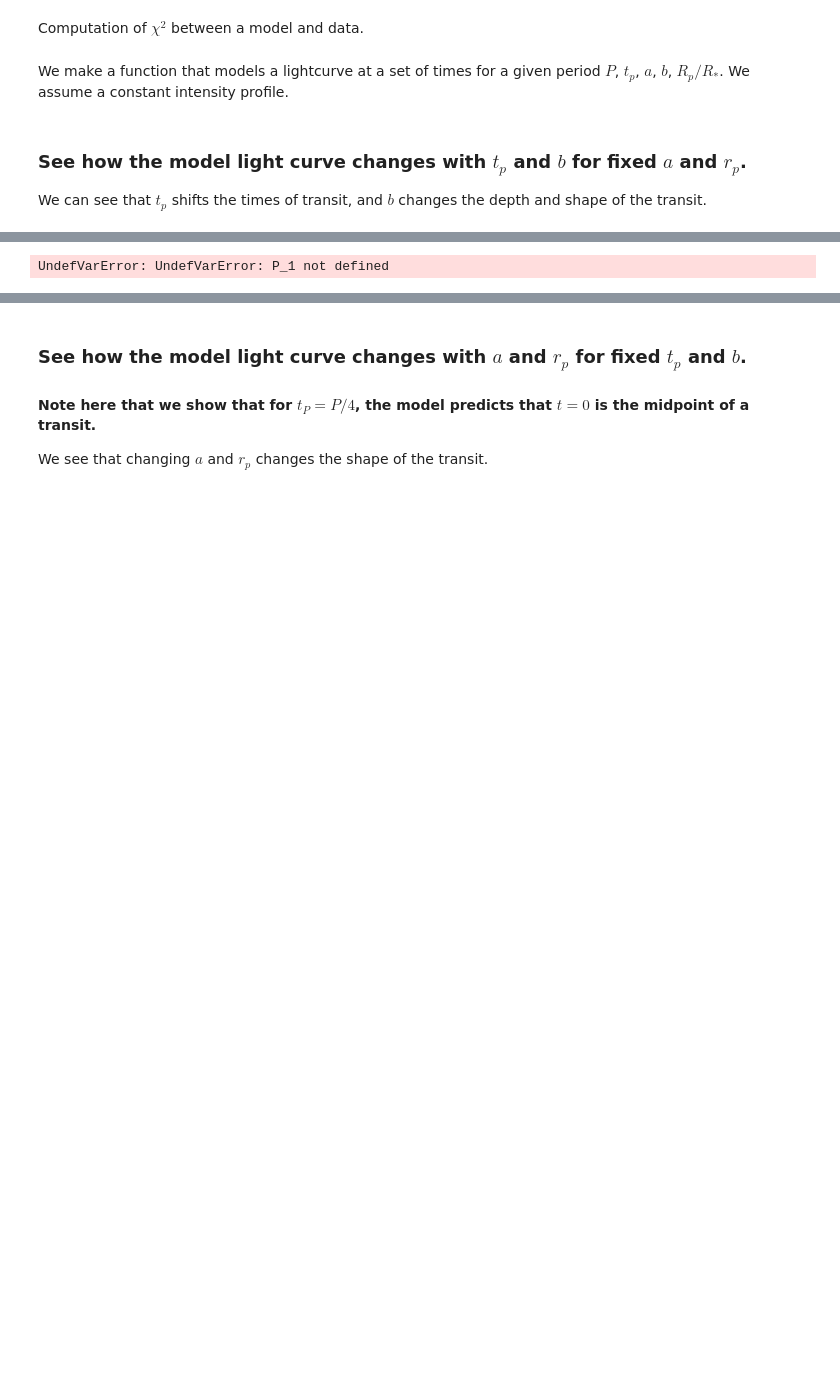
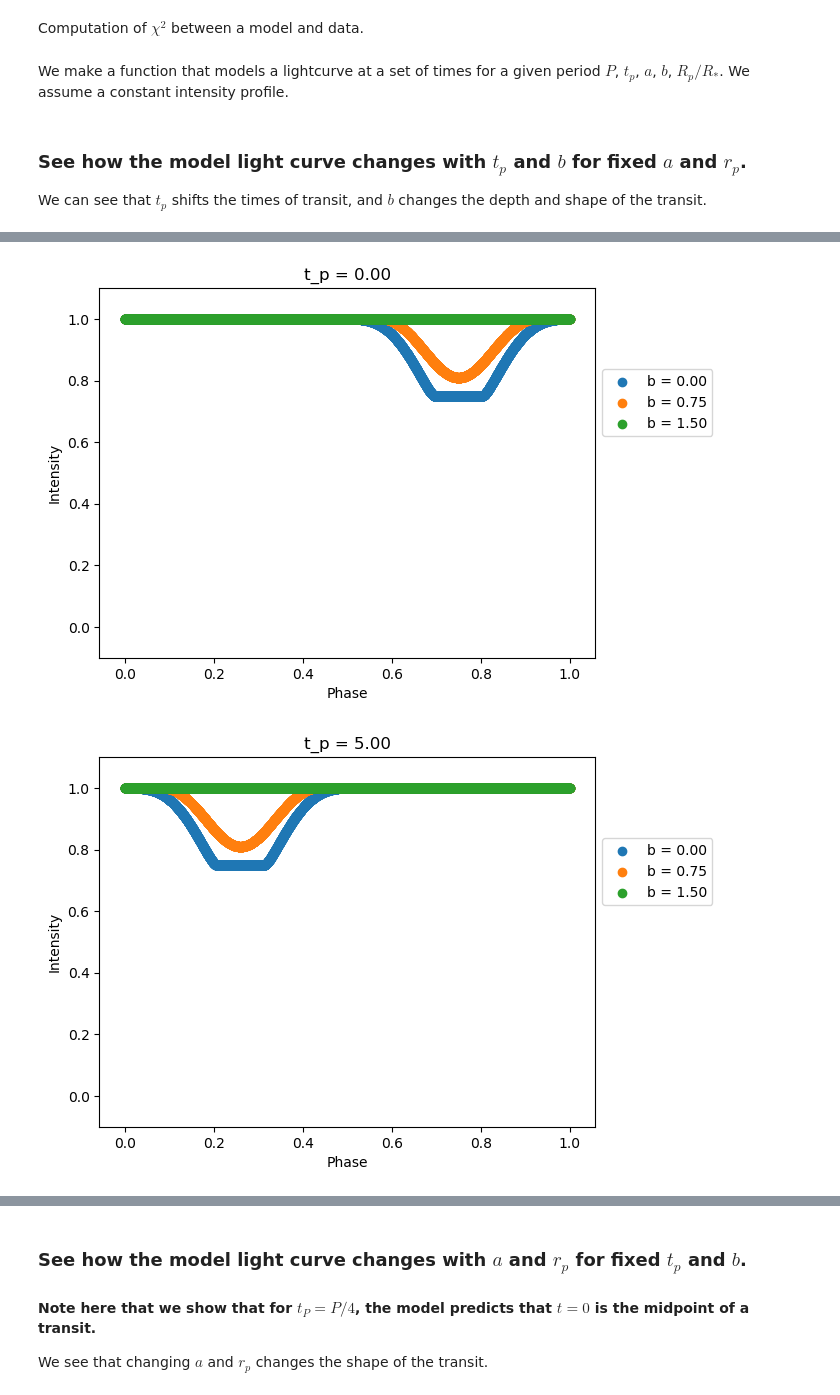
Before and after one commit to curriem/exoplanets_class, a Jupyter notebook: hw2/exoplanets_hw2.ipynb, the cells around one changed output, grey strips where cells are left out. Cells and saved outputs as stored; diff of their text form; code cells hidden in the pictures; blank space fills up the shorter version.

```diff
--- a/hw2/exoplanets_hw2.ipynb
+++ b/hw2/exoplanets_hw2.ipynb
@@ -483,23 +473,24 @@ UndefVarError: UndefVarError: P_1 not defined
 # %%
 a = 1.5
 r_p = 0.5
 
 for t_p in range(0, stop=10, length=3)
     figure()
     for b in range(0, stop=1 + r_p, length=3)
-        flux_model = model_lightcurve(time, P_1, t_p, a, b, r_p)
+        flux_model = model_lightcurve(time, P_best, t_p, a, b, r_p)
 
-        phase = get_phase(time, P_1)
+        phase = get_phase(time, P_best)
         sorted_phase_idx = sortperm(phase)
 
         scatter(phase[sorted_phase_idx], flux_model[sorted_phase_idx], label=@sprintf("b = %.2f", b))
     end
     ylim(-0.1, 1.1)
     legend(bbox_to_anchor=(1.25, 0.8))
     title(@sprintf("t_p = %.2f", t_p))
     xlabel("Phase")
     ylabel("Intensity")
     show()
 end
 # %% [output]
-UndefVarError: UndefVarError: P_1 not defined
+[figure, added]
+[figure, added]
```
Also changed, not shown: parts of 17 cells of this notebook, 1 other file.
